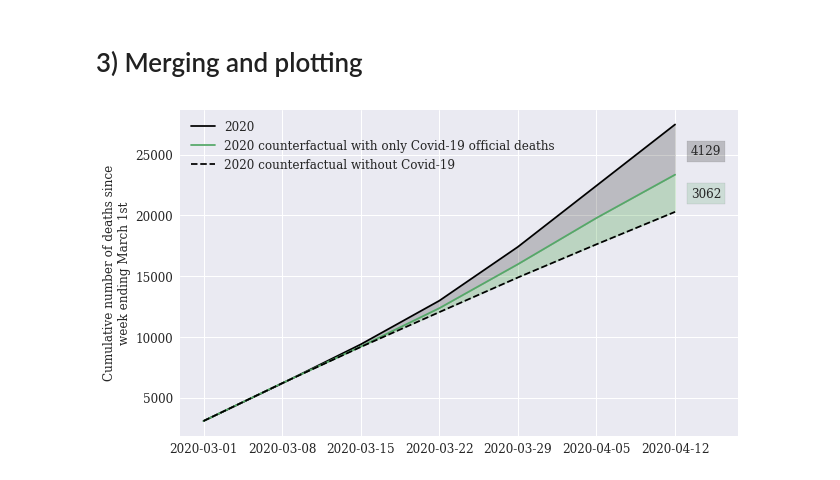
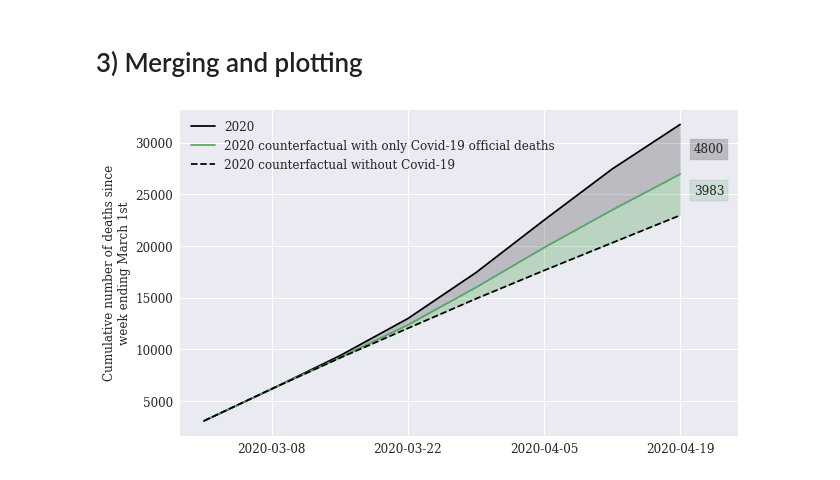
Before and after one commit to sebastianhohmann/covid19_total_death, a Jupyter notebook: netherlands/ND_counterfactual.ipynb, the cells around one changed output. Drawn from its saved outputs; the diff is of its cells as text; code cells hidden in the pictures.

```diff
--- a/netherlands/ND_counterfactual.ipynb
+++ b/netherlands/ND_counterfactual.ipynb
@@ -17,7 +17,7 @@ import seaborn as sns
 # %% [markdown]
 ## 1.1) Ingesting and reshaping data 1995-2020
 # %%
-df = pd.read_csv('./total_death/Deaths_registered_weekly__by_sex_and_age_17042020_112209.csv', skiprows=5, delimiter=';')
+df = pd.read_csv('./total_death/Deaths_registered_weekly__by_sex_and_age_24042020_174127.csv', skiprows=5, delimiter=';')
 # %%
 df = df[['Periods', 'aantal']]
 df = df[df.Periods != 'Source: CBS']
@@ -161,12 +161,12 @@ df = df[['week'] + ['{}'.format(yr) for yr in range(2015, 2021)]]
 
 https://www.cbs.nl/nl-nl/nieuws/2020/15/sterfte-neemt-verder-toe
 # %%
-consist = pd.read_csv('./total_death/table_tabel-92cc6968-d135-414b-99dd-8a9ff5e7a8b9.csv')
+consist = pd.read_csv('./total_death/table_tabel-56a7c74d-2303-4d86-84cd-8b92b969624d.csv')
 # %%
-consist = consist.iloc[:15,1:]
+consist = consist.iloc[:16,1:]
 cols = ['c_{}'.format(yr) for yr in range(2017, 2021)]
 consist.columns = cols
-consist['week'] = np.arange(1,16)
+consist['week'] = np.arange(1,17)
 consist = consist[['week'] + cols]
 # %%
 df = pd.merge(df, consist, on='week', how='right')
@@ -283,37 +266,37 @@ ax.plot(df.index,
         label='2020 counterfactual without Covid-19',
         color='black',
         linestyle = '--')
 
-ax.set_xticks(df.index[[0,1,2,3,4,5,6]])
+ax.set_xticks(df.index[[1,3,5,7]])
 ax.fill_between(df.index, df['cs_2020'], df['counterfactual_2020_covid'], color='black', alpha='0.2')
 ax.fill_between(df.index, df['counterfactual_2020_covid'], df['counterfactual'], color='green', alpha='0.2')
 
 ax.set_ylabel('Cumulative number of deaths since\nweek ending March 1st',size=12)
 ax.tick_params(axis='both', which='major', labelsize=12)
 
 ax.legend(loc='upper left',
           fontsize=12)
 
 plot_margin = 0.5
 
 x0, x1, y0, y1 = plt.axis()
 plt.axis((x0,
           x1 + plot_margin,
           y0,
           y1))
 
-plt.text(6.2, 21500, '{}'.format(int(round(df.iloc[-1, 2] - df.iloc[-1, 1]))),
+plt.text(7.2, 25000, '{}'.format(int(round(df.iloc[-1, 2] - df.iloc[-1, 1]))),
          bbox=dict(facecolor=palette[1], alpha=0.2), size=12)
 
 
-plt.text(6.2, 25000, '{}'.format(int(round(df.iloc[-1, 0] - df.iloc[-1, 2]))),
+plt.text(7.2, 29000, '{}'.format(int(round(df.iloc[-1, 0] - df.iloc[-1, 2]))),
          bbox=dict(facecolor='black', alpha=0.2), size=12)
 
 plt.show()
 
 f.savefig('_netherlands.pdf', bbox_inches='tight', dpi=100)
 # %% [output]
-[figure, old version]
+[figure, new version]
 # %%
 print('Official covid-deaths: {} = green - dashed black'.format(round(df.iloc[-1, 2] - df.iloc[-1, 1])))
 print('Excess deaths: {} = solid black - dashed black'.format(round(df.iloc[-1, 0] - df.iloc[-1, 1])))
```
Also changed, not shown: parts of 4 cells of this notebook, 3 other files.
